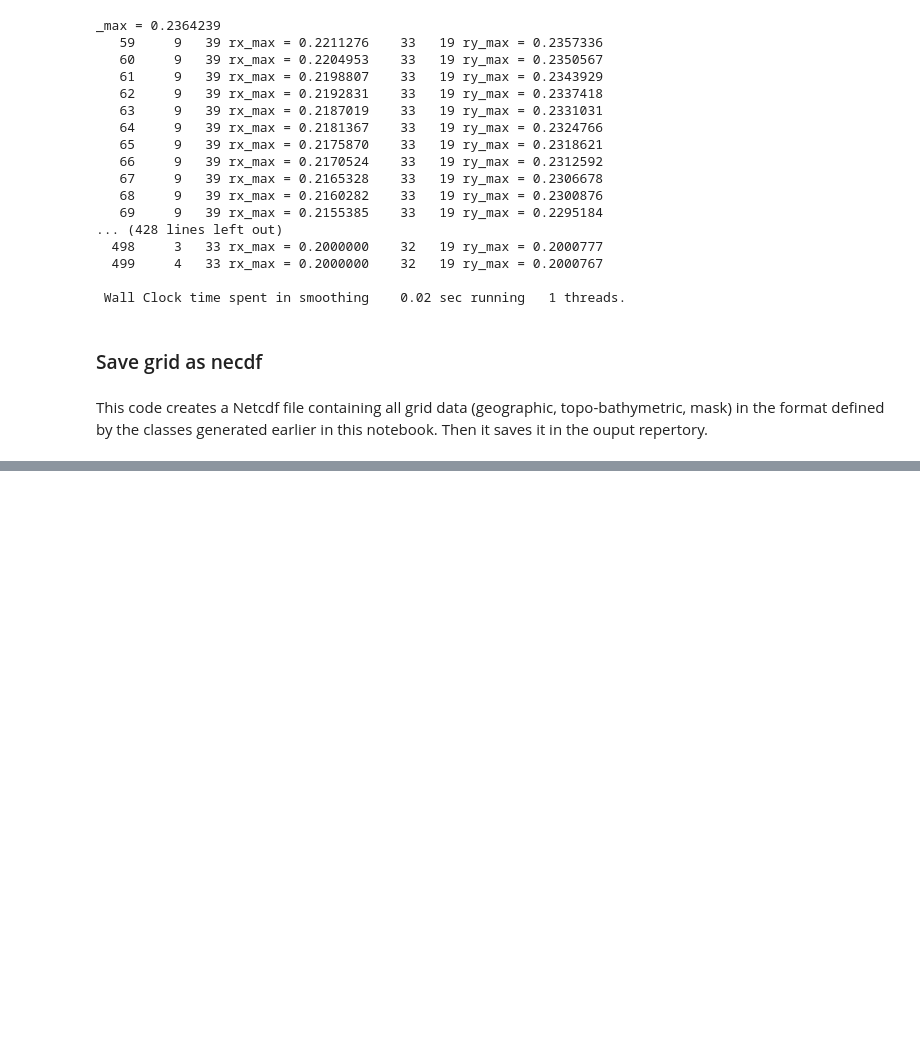
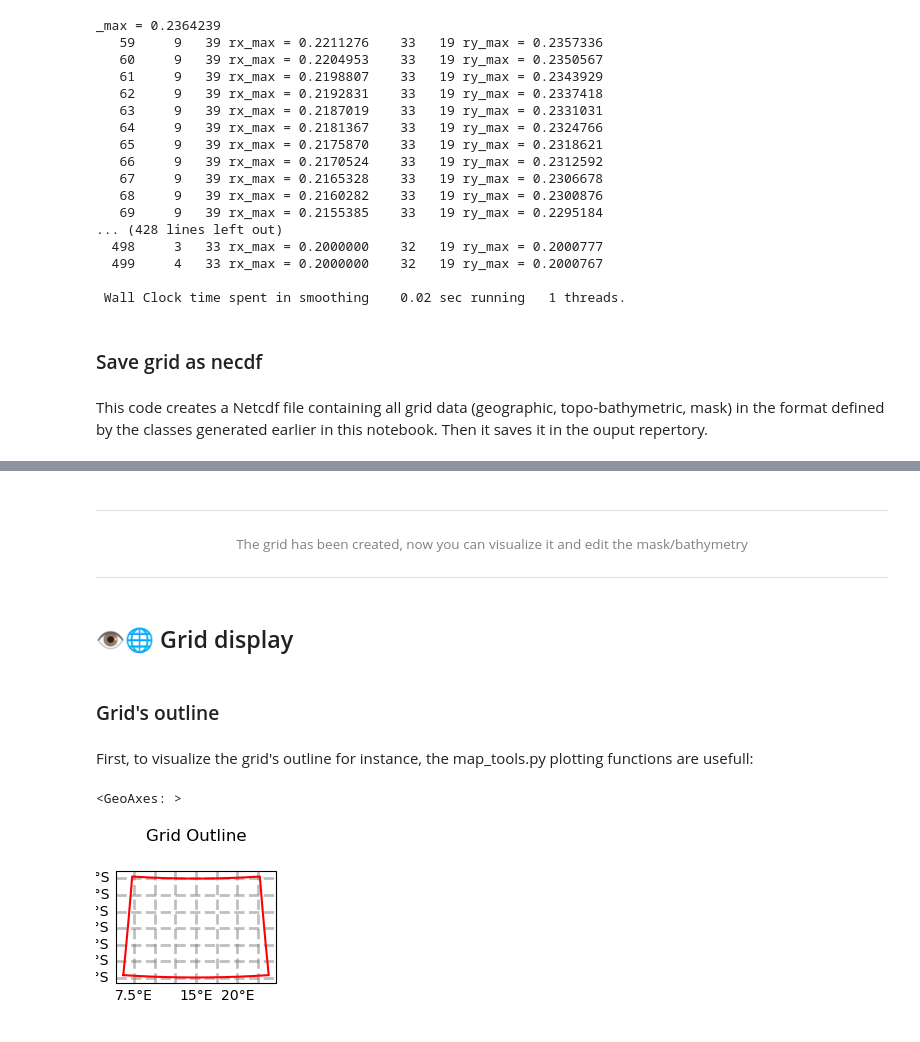
Before and after one commit to alcoat/croco_pytools, a Jupyter notebook: prepro/make_grid.ipynb, the cells around one changed output, grey strips where cells are left out. Saved outputs shown, nothing was run; the diff lists cells and outputs as text; code cells hidden in the pictures; blank space fills up the shorter version.

Commit message:
End of make_grid notebok + edition option - ref: #4

```diff
--- a/prepro/make_grid.ipynb
+++ b/prepro/make_grid.ipynb
@@ -256,0 +263,23 @@ PermissionError: [Errno 13] Permission denied: '../../CROCO_FILES/croco_grd.nc'
+# %% [markdown]
+---
+
+<div style="text-align: center; font-size: 0.9em; color: gray;">
+  The grid has been created, now you can visualize it and edit the mask/bathymetry
+</div>
+
+---
+# %% [markdown]
+## 👁️🌐 Grid display
+# %% [markdown]
+### Grid's outline
+# %% [markdown]
+First, to visualize the grid's outline for instance, the map_tools.py plotting functions are usefull:
+# %%
+plt.style.use('_mpl-gallery')
+figure = plt.figure(figsize = (3,3))
+ax = plot_outline(outputs, figure)
+figure.suptitle('Grid Outline')
+plot_grid(outputs, figure, ax, shp_file ,plot_shape = False)
+# %% [output]
+<GeoAxes: >
+[figure, added]
```
Also changed, not shown: parts of 23 cells of this notebook.
